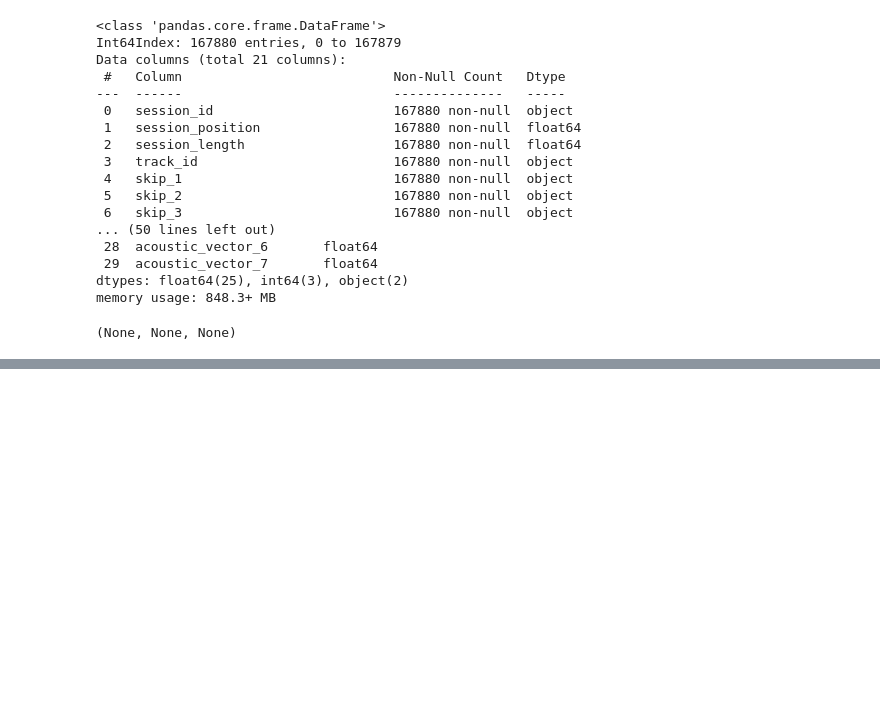
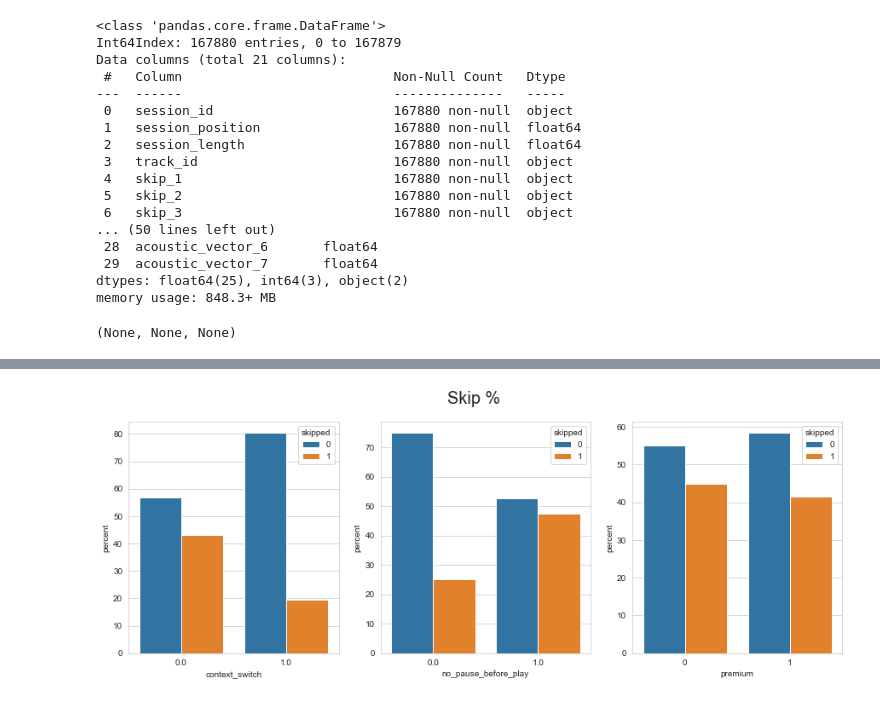
Before and after one commit to sahil-ansari-15/Spotify-Music-Skips-Action-Prediction, a Jupyter notebook: Spotify Music Skips Action Prediction.ipynb, the cells around one changed output, grey strips where cells are left out. Drawn from its saved outputs; the diff is of its cells as text; code cells hidden in the pictures; blank space fills up the shorter version.

```diff
--- a/Spotify Music Skips Action Prediction.ipynb
+++ b/Spotify Music Skips Action Prediction.ipynb
@@ -140,0 +355,34 @@ session_track_data.head()
+# %%
+fig, axes = plt.subplots(1, 3, figsize=(15, 5), gridspec_kw={'width_ratios': [1, 1, 1]})
+fig.suptitle('Skip %', fontsize = 20)
+
+x,y = 'context_switch', 'skipped'
+data=(train
+.groupby(x)[y]
+.value_counts(normalize=True)
+.mul(100)
+.rename('percent')
+.reset_index()  )
+sns.barplot(ax=axes[0], x=x, y='percent',hue=y, data=data)
+
+x,y = 'no_pause_before_play', 'skipped'
+data=(train
+.groupby(x)[y]
+.value_counts(normalize=True)
+.mul(100)
+.rename('percent')
+.reset_index()  )
+sns.barplot(ax=axes[1], x=x, y='percent',hue=y, data=data)
+
+x,y = 'premium', 'skipped'
+data=(train
+.groupby(x)[y]
+.value_counts(normalize=True)
+.mul(100)
+.rename('percent')
+.reset_index()  )
+sns.barplot(ax=axes[2], x=x, y='percent',hue=y, data=data)
+
+plt.show()
+# %% [output]
+[figure, added]
```
Also changed, not shown: parts of 103 cells of this notebook.
